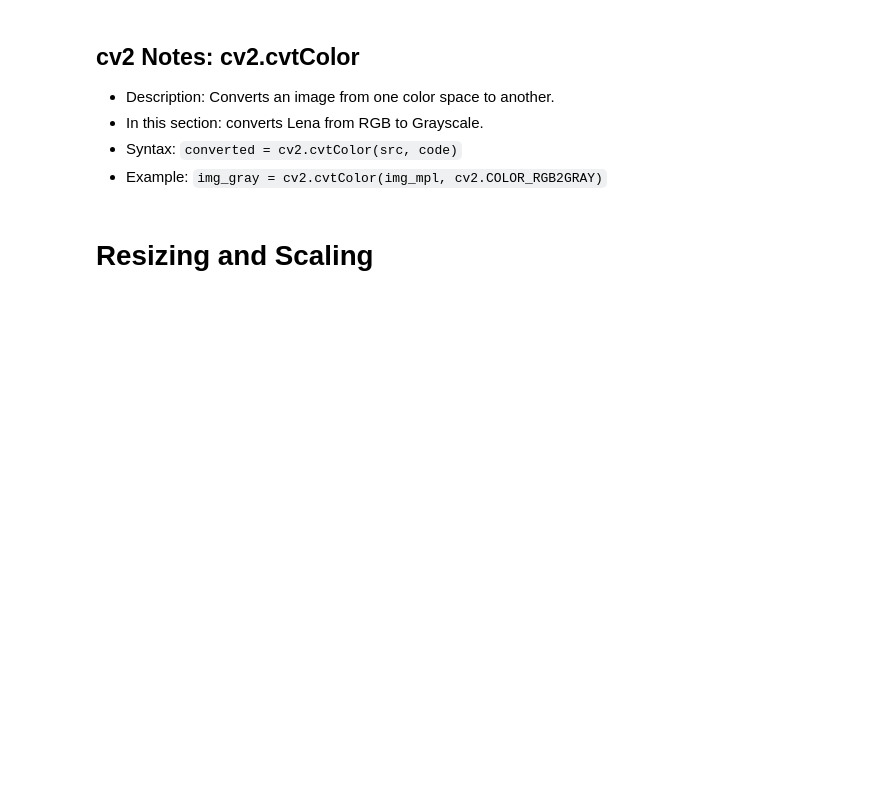
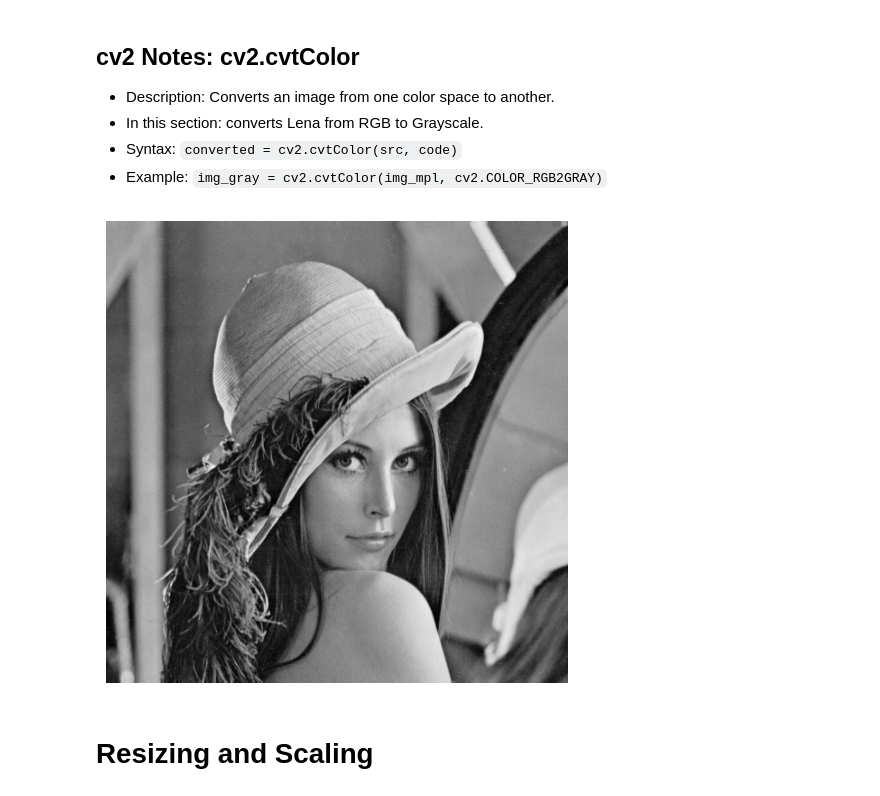
Before and after one commit to James-Jin-Sun/handheld-ocr-translator, a Jupyter notebook: image_tutorial/image_processing_blank.ipynb, the cells around one changed output. Drawn from its saved outputs; the diff is of its cells as text; code cells hidden in the pictures; blank space fills up the shorter version.

```diff
--- a/image_tutorial/image_processing_blank.ipynb
+++ b/image_tutorial/image_processing_blank.ipynb
@@ -125,6 +150,15 @@ plt.show()
 - In this section: converts Lena from RGB to Grayscale.
 - Syntax: `converted = cv2.cvtColor(src, code)`
 - Example: `img_gray = cv2.cvtColor(img_mpl, cv2.COLOR_RGB2GRAY)`
+# %%
+img_gray = cv2.cvtColor(img_cv2, cv2.COLOR_BGR2GRAY)
+
+plt.figure(figsize=(10, 6))
+plt.imshow(img_gray, cmap='gray')
+plt.axis('off')
+plt.show()
+# %% [output]
+[figure, added]
 # %% [markdown]
 # Resizing and Scaling
 # %% [markdown]
```
Also changed, not shown: parts of 8 cells of this notebook, 3 other files.
